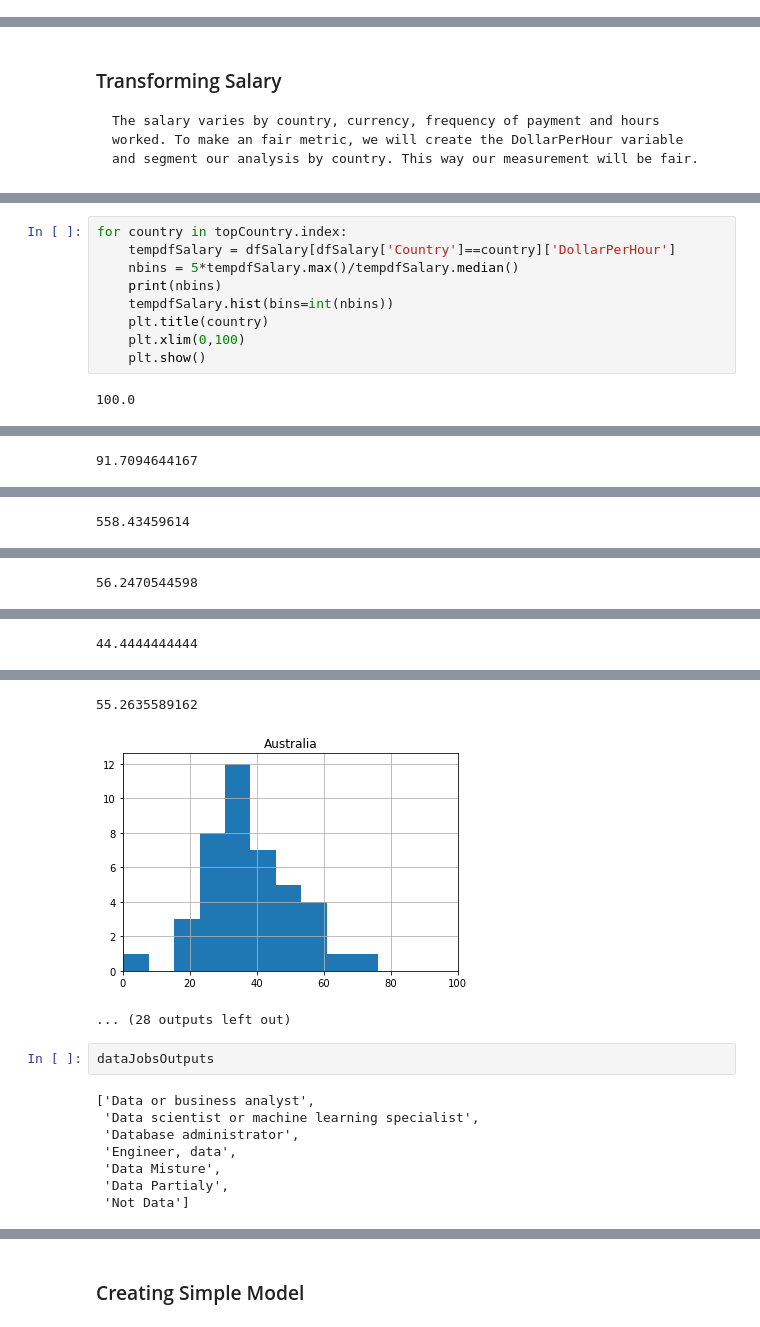
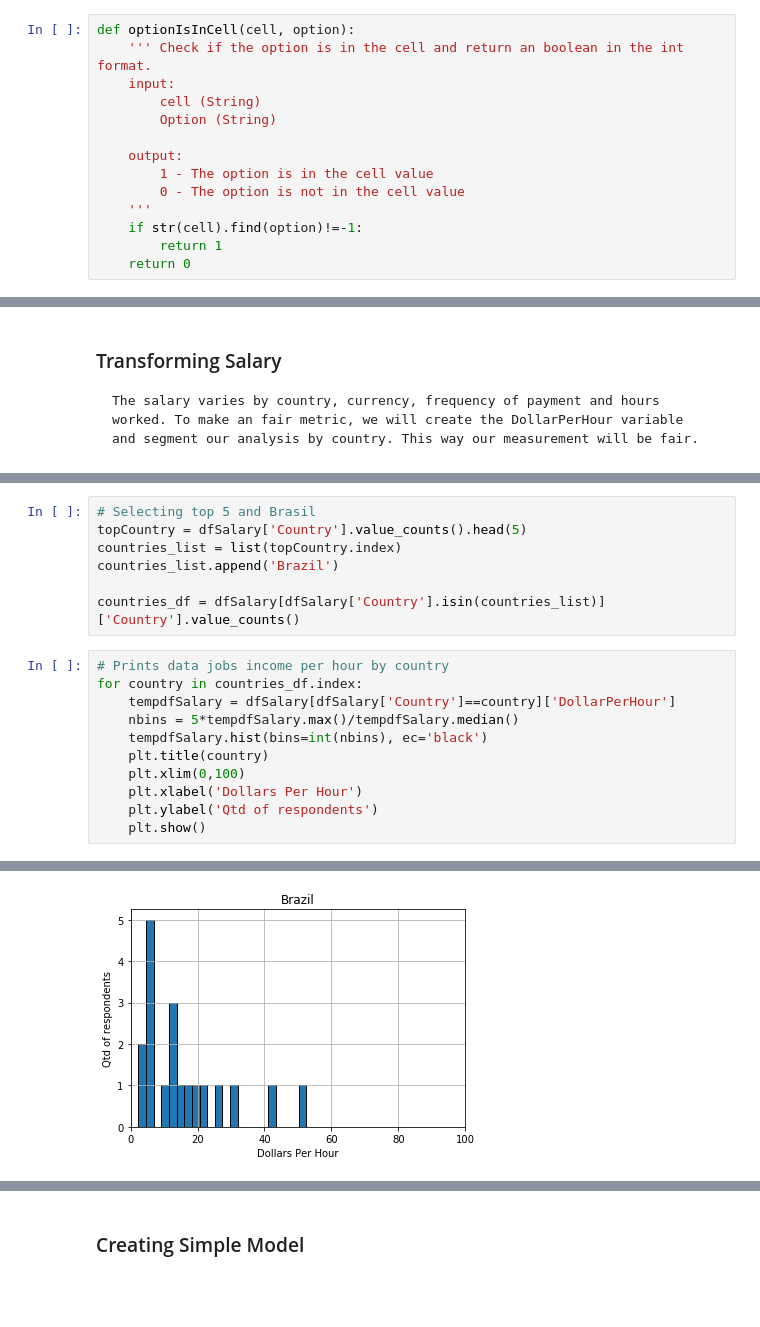
Before and after one commit to RenanVieiraDias/portfolio__data_science_articles, a Jupyter notebook: datasciencemedium.ipynb, the cells around one changed output, grey strips where cells are left out. Drawn from its saved outputs; the diff is of its cells as text; blank space fills up the shorter version.

Commit message:
rvd-refactor-q1-q2-start-of-model
Refactor of the code in the question 1 and 2.
Starting to create a model. to predict dollarPerHour

```diff
--- a/datasciencemedium.ipynb
+++ b/datasciencemedium.ipynb
@@ -59,3 +54,17 @@ def optionIsInCell(cell, option):
+# %%
+def optionIsInCell(cell, option):
+    ''' Check if the option is in the cell and return an boolean in the int format.
+    input:
+        cell (String)
+        Option (String)
+
+    output:
+        1 - The option is in the cell value
+        0 - The option is not in the cell value
+    '''
+    if str(cell).find(option)!=-1:
+        return 1
+    return 0
 # %%
 def transformingColumnByOptions(df, column, options, prefix = False, separator='_'):
     for each in options:
@@ -444,11 +439,19 @@ plt.show()
+# %%
+# Selecting top 5 and Brasil
+topCountry = dfSalary['Country'].value_counts().head(5)
+countries_list = list(topCountry.index)
+countries_list.append('Brazil')
+
+countries_df = dfSalary[dfSalary['Country'].isin(countries_list)]['Country'].value_counts()
 # %%
-for country in topCountry.index:
+# Prints data jobs income per hour by country
+for country in countries_df.index:
     tempdfSalary = dfSalary[dfSalary['Country']==country]['DollarPerHour']
     nbins = 5*tempdfSalary.max()/tempdfSalary.median()
-    print(nbins)
-    tempdfSalary.hist(bins=int(nbins))
+    tempdfSalary.hist(bins=int(nbins), ec='black')
     plt.title(country)
     plt.xlim(0,100)
+    plt.xlabel('Dollars Per Hour')
+    plt.ylabel('Qtd of respondents')
     plt.show()
 # %% [output]
-100.0
@@ -456 +458,0 @@ for country in topCountry.index:
-91.7094644167
@@ -458 +459,0 @@ for country in topCountry.index:
-558.43459614
@@ -460 +460,0 @@ for country in topCountry.index:
-56.2470544598
@@ -462 +461,0 @@ for country in topCountry.index:
-44.4444444444
@@ -464,13 +463 @@ for country in topCountry.index:
-55.2635589162
-[figure, old version]
+[figure, new version]
-... (28 outputs left out)
-# %%
-dataJobsOutputs
-# %% [output]
-['Data or business analyst',
- 'Data scientist or machine learning specialist',
- 'Database administrator',
- 'Engineer, data',
- 'Data Misture',
- 'Data Partialy',
- 'Not Data']
```
Also changed, not shown: parts of 29 cells of this notebook.
